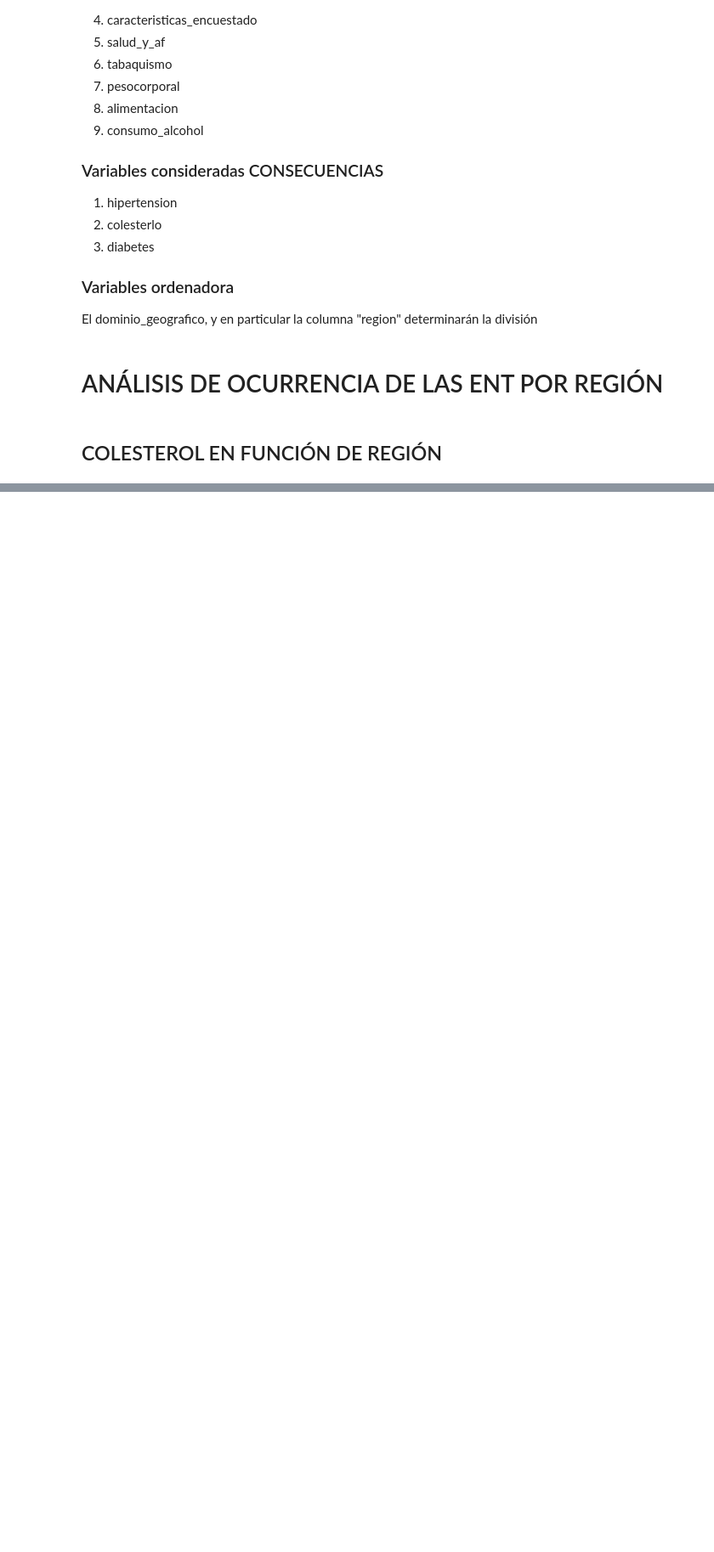
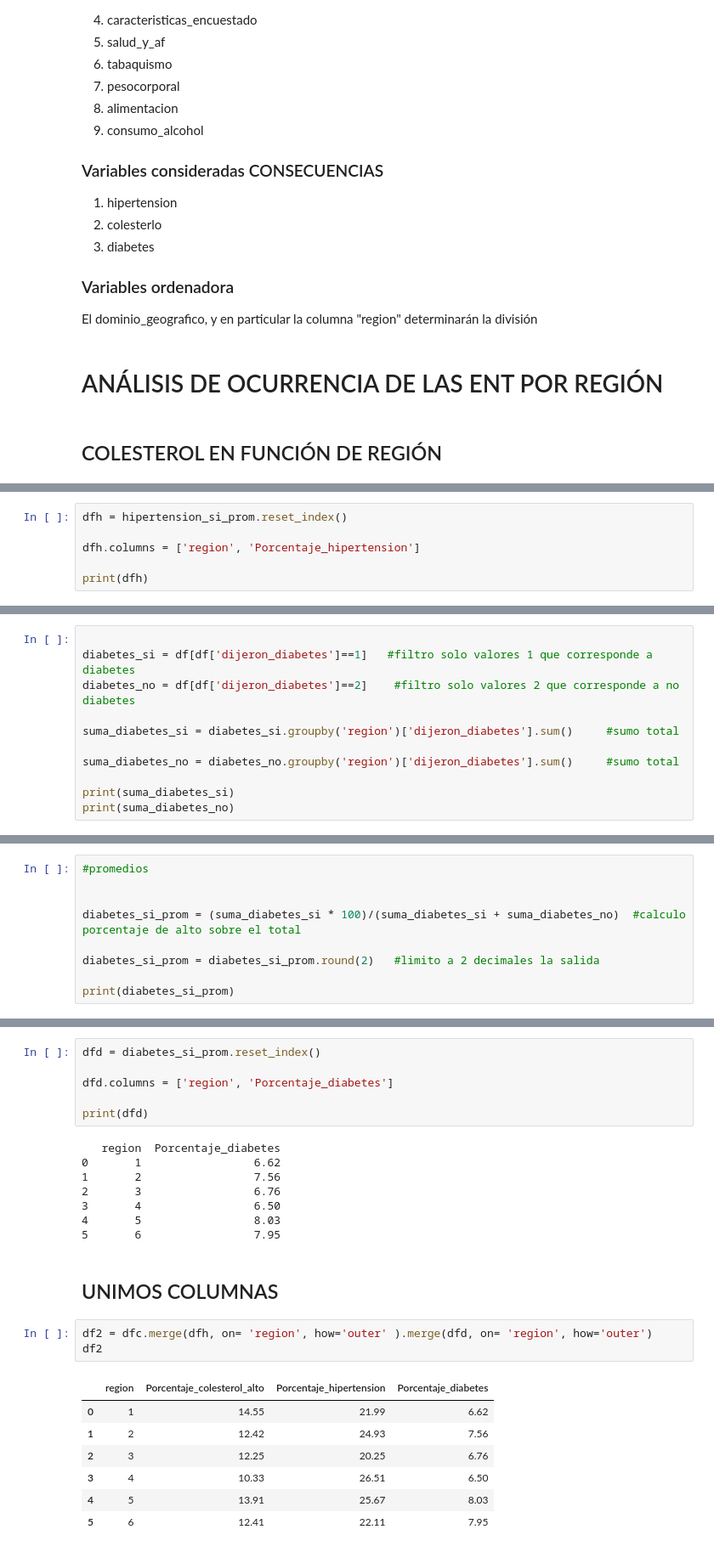
Before and after one commit to pupidly/AnalisisYPF, a Jupyter notebook: analisis_PRE_entrega3.ipynb, the cells around one changed output, grey strips where cells are left out. Shown at 85% size. Drawn from its saved outputs; the diff is of its cells as text; blank space fills up the shorter version.

```diff
--- a/analisis_PRE_entrega3.ipynb
+++ b/analisis_PRE_entrega3.ipynb
@@ -155,0 +182,6 @@ No handles with labels found to put in legend.
+# %%
+dfh = hipertension_si_prom.reset_index()
+
+dfh.columns = ['region', 'Porcentaje_hipertension']
+
+print(dfh)
@@ -155,0 +198,11 @@ No handles with labels found to put in legend.
+# %%
+
+diabetes_si = df[df['dijeron_diabetes']==1]   #filtro solo valores 1 que corresponde a diabetes
+diabetes_no = df[df['dijeron_diabetes']==2]    #filtro solo valores 2 que corresponde a no diabetes
+
+suma_diabetes_si = diabetes_si.groupby('region')['dijeron_diabetes'].sum()     #sumo total
+
+suma_diabetes_no = diabetes_no.groupby('region')['dijeron_diabetes'].sum()     #sumo total
+
+print(suma_diabetes_si)
+print(suma_diabetes_no)
@@ -155,0 +226,9 @@ No handles with labels found to put in legend.
+# %%
+#promedios
+
+
+diabetes_si_prom = (suma_diabetes_si * 100)/(suma_diabetes_si + suma_diabetes_no)  #calculo porcentaje de alto sobre el total
+
+diabetes_si_prom = diabetes_si_prom.round(2)   #limito a 2 decimales la salida
+
+print(diabetes_si_prom)
@@ -155,0 +244,27 @@ No handles with labels found to put in legend.
+# %%
+dfd = diabetes_si_prom.reset_index()
+
+dfd.columns = ['region', 'Porcentaje_diabetes']
+
+print(dfd)
+# %% [output]
+   region  Porcentaje_diabetes
+0       1                 6.62
+1       2                 7.56
+2       3                 6.76
+3       4                 6.50
+4       5                 8.03
+5       6                 7.95
+# %% [markdown]
+## UNIMOS COLUMNAS
+# %%
+df2 = dfc.merge(dfh, on= 'region', how='outer' ).merge(dfd, on= 'region', how='outer')
+df2
+# %% [output]
+|  | region | Porcentaje_colesterol_alto | Porcentaje_hipertension | Porcentaje_diabetes |
+| 0 | 1 | 14.55 | 21.99 | 6.62 |
+| 1 | 2 | 12.42 | 24.93 | 7.56 |
+| 2 | 3 | 12.25 | 20.25 | 6.76 |
+| 3 | 4 | 10.33 | 26.51 | 6.50 |
+| 4 | 5 | 13.91 | 25.67 | 8.03 |
+| 5 | 6 | 12.41 | 22.11 | 7.95 |
```
Also changed, not shown: parts of 19 cells of this notebook, 2 other files.
